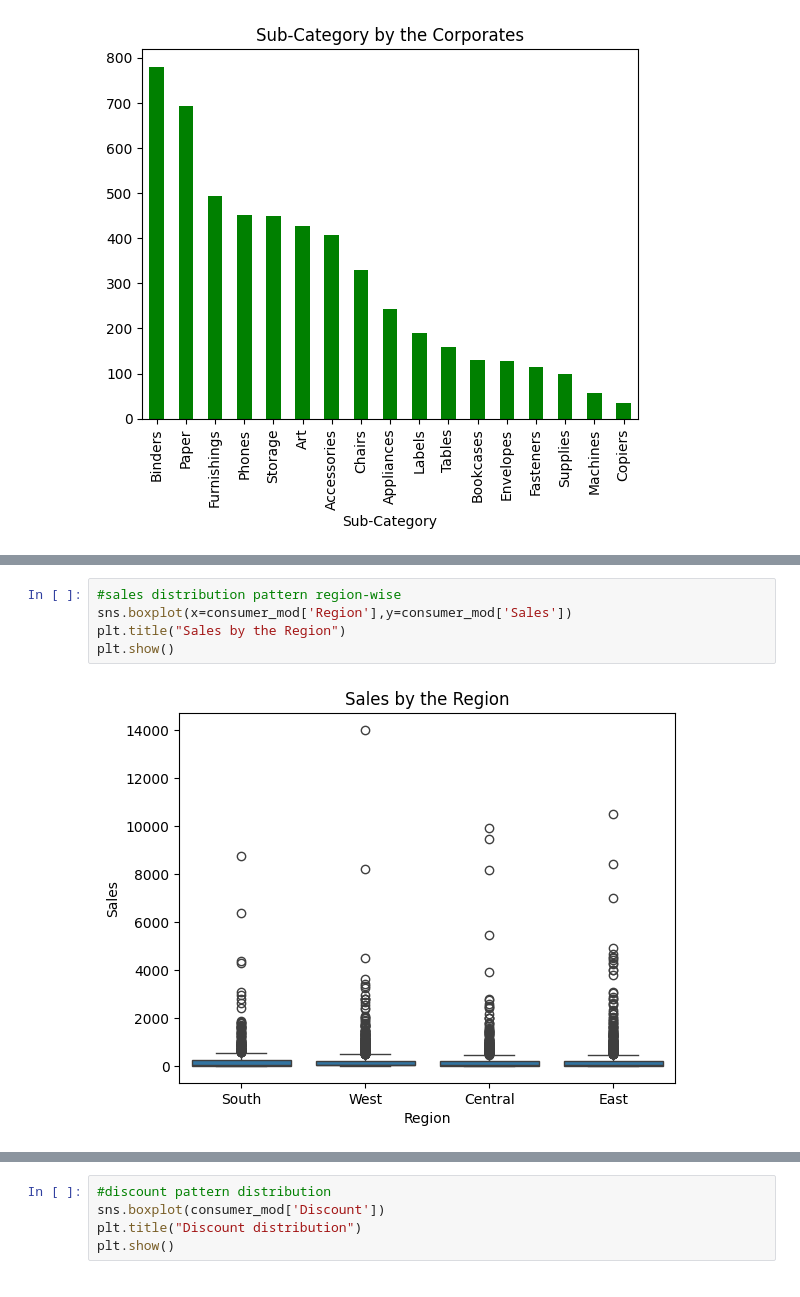
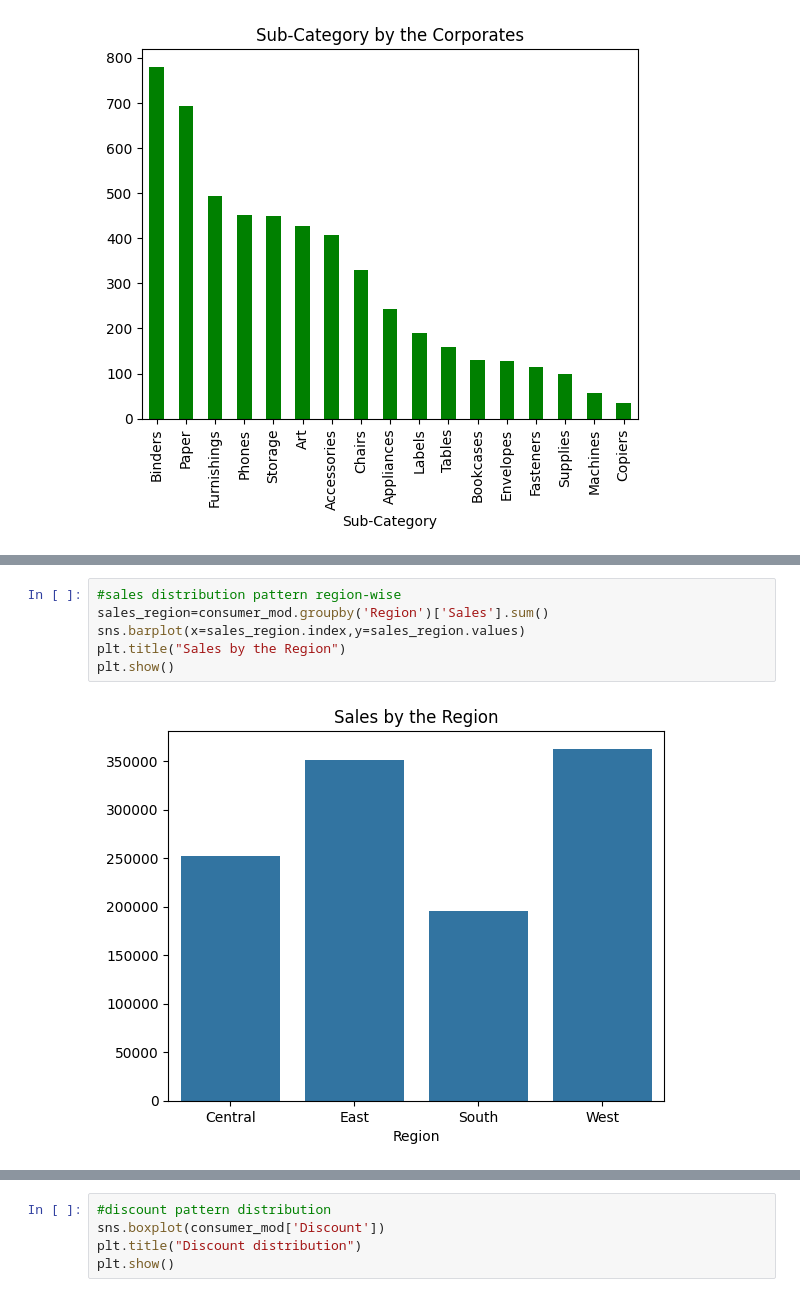
Before and after one commit to ankitg-02/sales_analysis, a Jupyter notebook: consumer.ipynb, the cells around one changed output, grey strips where cells are left out. Drawn from its saved outputs; the diff is of its cells as text.

```diff
--- a/consumer.ipynb
+++ b/consumer.ipynb
@@ -151,9 +157,10 @@ plt.show()
 # %%
 #sales distribution pattern region-wise
-sns.boxplot(x=consumer_mod['Region'],y=consumer_mod['Sales'])
+sales_region=consumer_mod.groupby('Region')['Sales'].sum()
+sns.barplot(x=sales_region.index,y=sales_region.values)
 plt.title("Sales by the Region")
 plt.show()
 # %% [output]
-[figure, old version]
+[figure, new version]
 # %%
 #profit pattern distribution
```
Also changed, not shown: parts of 6 cells of this notebook.
